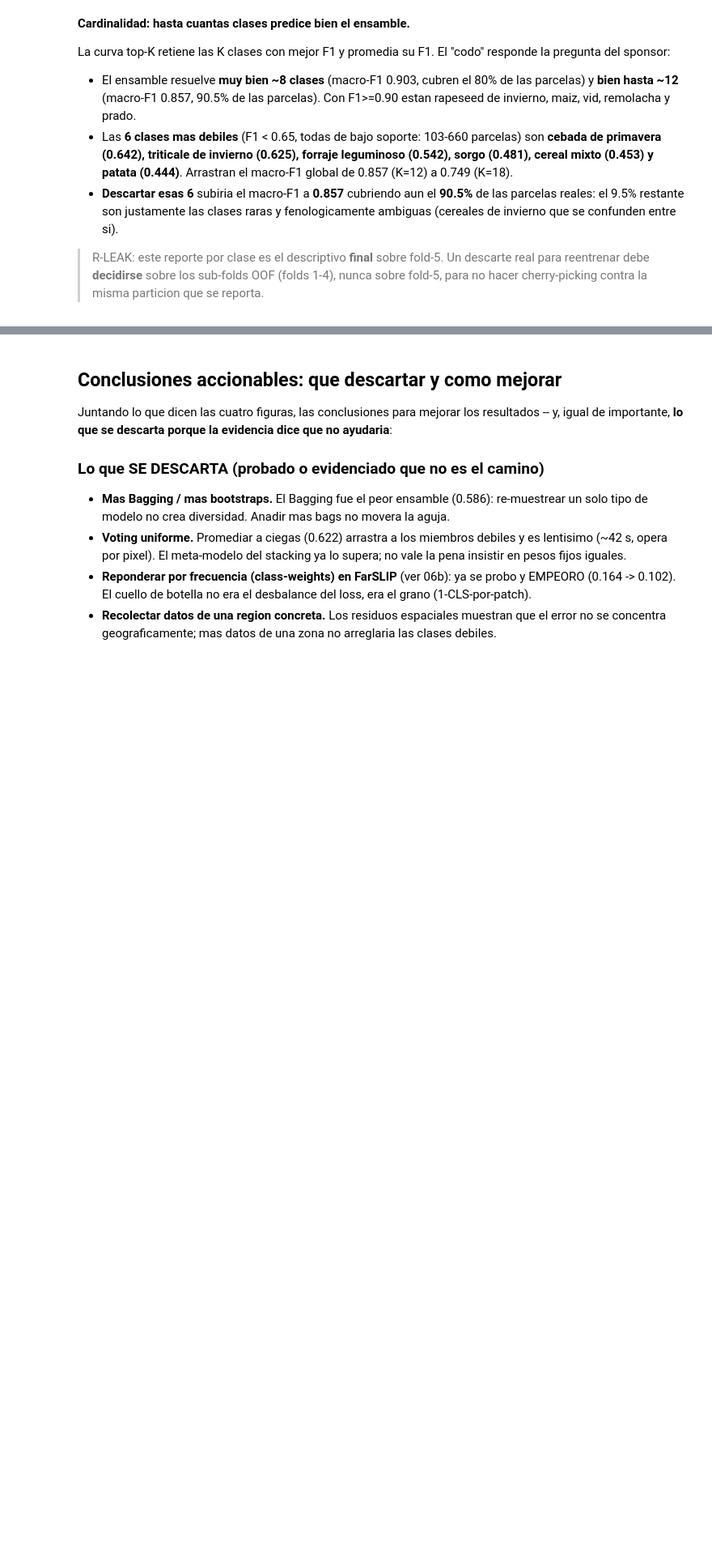
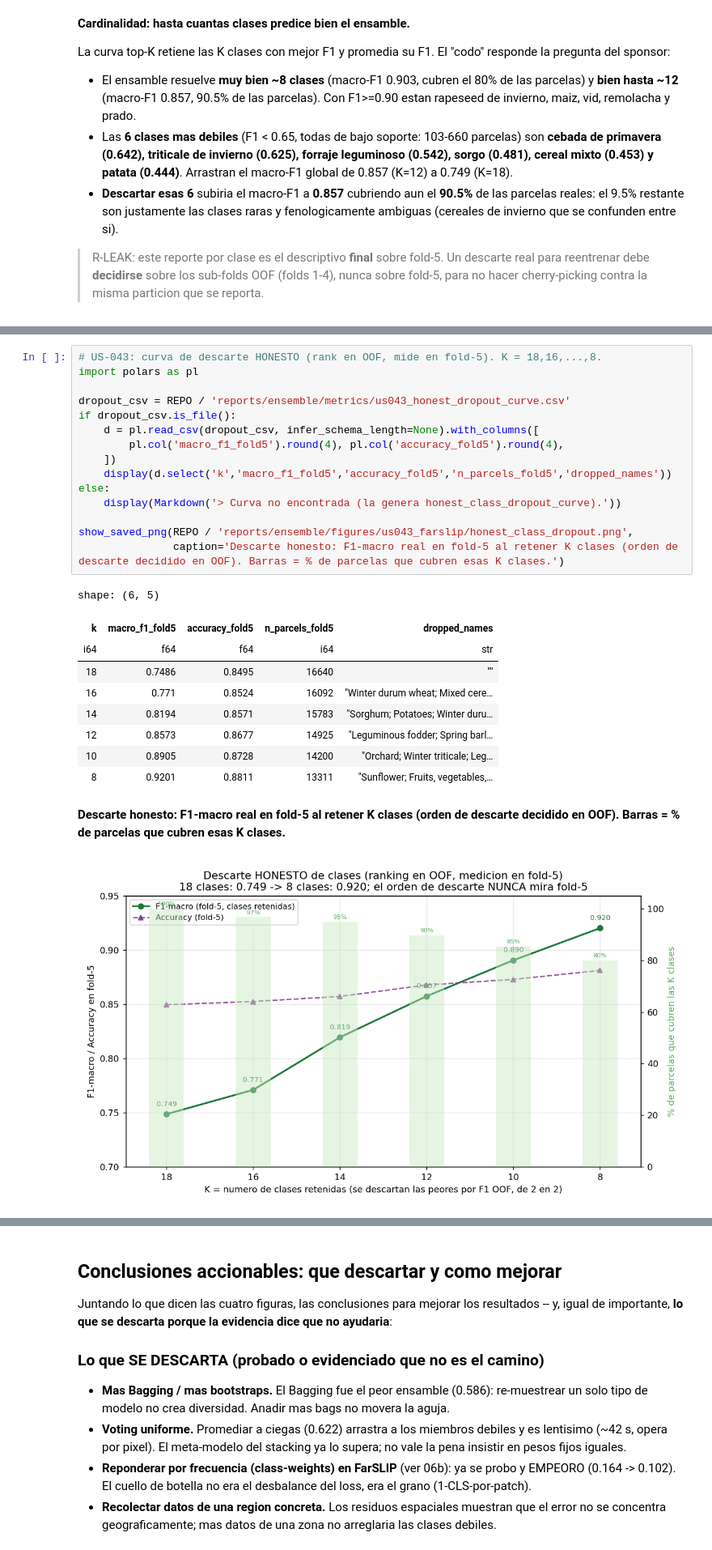
Before and after one commit to ArthurZizumbo/agrosat-copilot, a Jupyter notebook: notebooks/final_model/06c_ensambles_us040.ipynb, the cells around one changed output, grey strips where cells are left out. Shown at 81% size. Saved outputs shown, nothing was run; the diff lists cells and outputs as text; blank space fills up the shorter version.

```diff
--- a/notebooks/final_model/06c_ensambles_us040.ipynb
+++ b/notebooks/final_model/06c_ensambles_us040.ipynb
@@ -436,0 +446,27 @@ La curva top-K retiene las K clases con mejor F1 y promedia su F1. El "codo" res
+# %%
+# US-043: curva de descarte HONESTO (rank en OOF, mide en fold-5). K = 18,16,...,8.
+import polars as pl
+
+dropout_csv = REPO / 'reports/ensemble/metrics/us043_honest_dropout_curve.csv'
+if dropout_csv.is_file():
+    d = pl.read_csv(dropout_csv, infer_schema_length=None).with_columns([
+        pl.col('macro_f1_fold5').round(4), pl.col('accuracy_fold5').round(4),
+    ])
+    display(d.select('k','macro_f1_fold5','accuracy_fold5','n_parcels_fold5','dropped_names'))
+else:
+    display(Markdown('> Curva no encontrada (la genera honest_class_dropout_curve).'))
+
+show_saved_png(REPO / 'reports/ensemble/figures/us043_farslip/honest_class_dropout.png',
+               caption='Descarte honesto: F1-macro real en fold-5 al retener K clases (orden de descarte decidido en OOF). Barras = % de parcelas que cubren esas K clases.')
+# %% [output]
+shape: (6, 5)
+| k | macro_f1_fold5 | accuracy_fold5 | n_parcels_fold5 | dropped_names |
+| i64 | f64 | f64 | i64 | str |
+| 18 | 0.7486 | 0.8495 | 16640 | "" |
+| 16 | 0.771 | 0.8524 | 16092 | "Winter durum wheat; Mixed cere… |
+| 14 | 0.8194 | 0.8571 | 15783 | "Sorghum; Potatoes; Winter duru… |
+| 12 | 0.8573 | 0.8677 | 14925 | "Leguminous fodder; Spring barl… |
+| 10 | 0.8905 | 0.8728 | 14200 | "Orchard; Winter triticale; Leg… |
+| 8 | 0.9201 | 0.8811 | 13311 | "Sunflower; Fruits, vegetables,… |
+**Descarte honesto: F1-macro real en fold-5 al retener K clases (orden de descarte decidido en OOF). Barras = % de parcelas que cubren esas K clases.**
+[figure, added]
```
Also changed, not shown: parts of 3 cells of this notebook, 4 other files.
